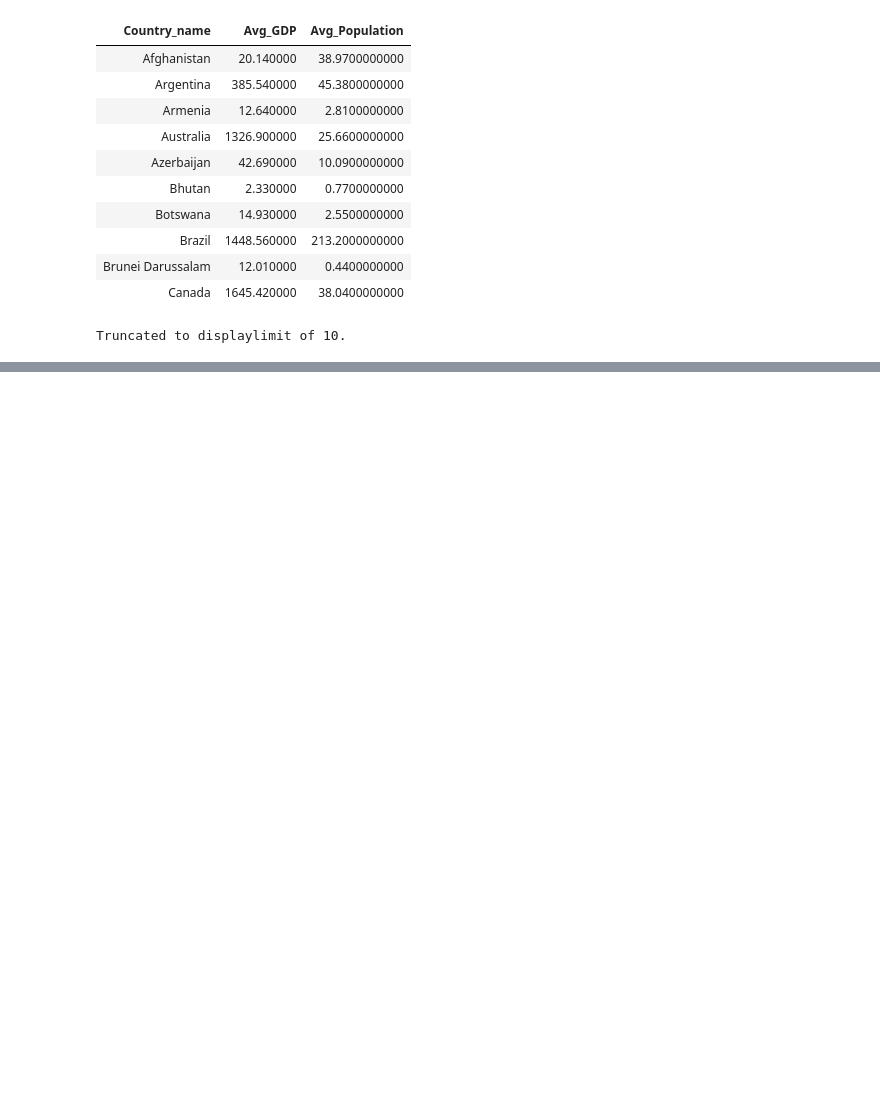
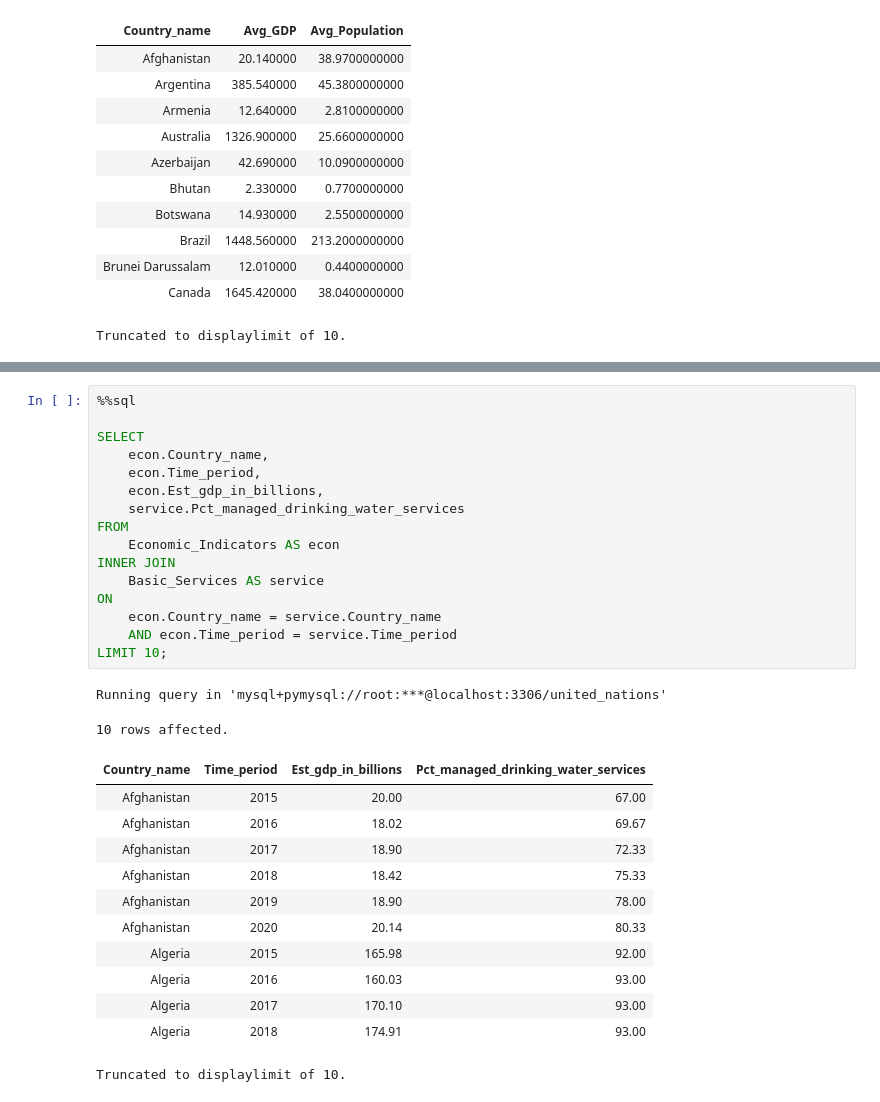
Before and after one commit to kxrrym03/ALX-Exercises, a Jupyter notebook: OptimisingQueries.ipynb, the cells around one changed output, grey strips where cells are left out. Cells and saved outputs as stored; diff of their text form; blank space fills up the shorter version.

```diff
--- a/OptimisingQueries.ipynb
+++ b/OptimisingQueries.ipynb
@@ -278,0 +293,31 @@ Truncated to displaylimit of 10.
+# %%
+%%sql
+
+SELECT
+    econ.Country_name,
+    econ.Time_period,
+    econ.Est_gdp_in_billions,
+    service.Pct_managed_drinking_water_services
+FROM
+    Economic_Indicators AS econ
+INNER JOIN
+    Basic_Services AS service
+ON
+    econ.Country_name = service.Country_name
+    AND econ.Time_period = service.Time_period
+LIMIT 10;
+# %% [output]
+Running query in 'mysql+pymysql://root:***@localhost:3306/united_nations'
+10 rows affected.
+| Country_name | Time_period | Est_gdp_in_billions | Pct_managed_drinking_water_services |
+| Afghanistan | 2015 | 20.00 | 67.00 |
+| Afghanistan | 2016 | 18.02 | 69.67 |
+| Afghanistan | 2017 | 18.90 | 72.33 |
+| Afghanistan | 2018 | 18.42 | 75.33 |
+| Afghanistan | 2019 | 18.90 | 78.00 |
+| Afghanistan | 2020 | 20.14 | 80.33 |
+| Algeria | 2015 | 165.98 | 92.00 |
+| Algeria | 2016 | 160.03 | 93.00 |
+| Algeria | 2017 | 170.10 | 93.00 |
+| Algeria | 2018 | 174.91 | 93.00 |
+Truncated to displaylimit of 10.
```
Also changed, not shown: parts of 8 cells of this notebook.
